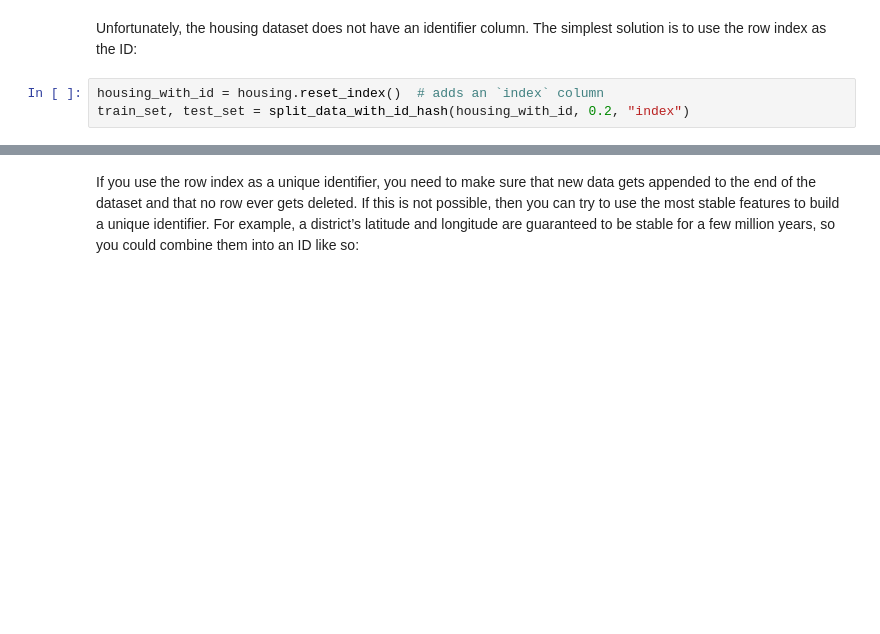
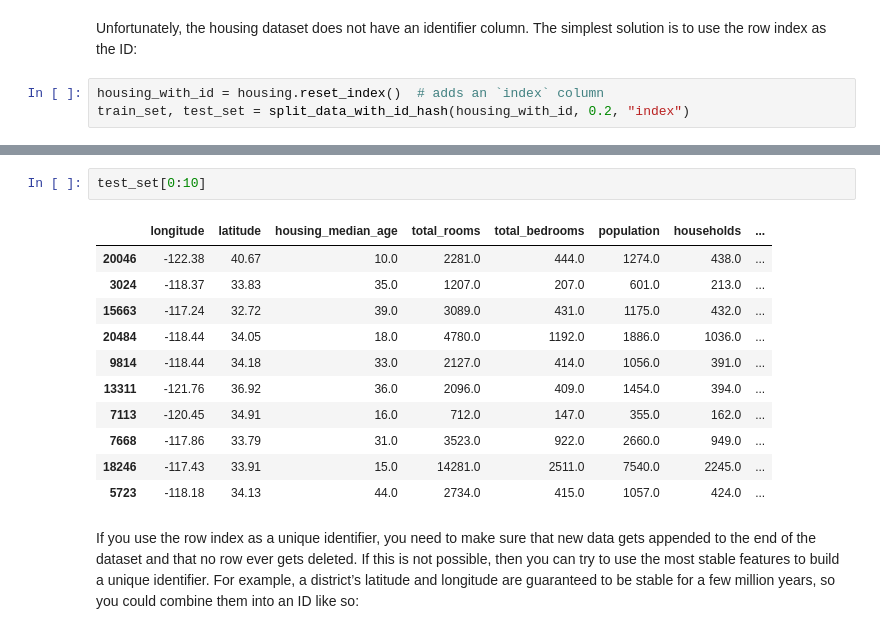
Before and after one commit to MulanSchneeberg/Hands-On-Machine-Learning_3rd, a Jupyter notebook: 02.End to End Machine Learning Project/02.get the data.ipynb, the cells around one changed output, grey strips where cells are left out. Cells and saved outputs as stored; diff of their text form; blank space fills up the shorter version.

```diff
--- a/02.End to End Machine Learning Project/02.get the data.ipynb
+++ b/02.End to End Machine Learning Project/02.get the data.ipynb
@@ -156,3 +185,17 @@ train_set, test_set = split_data_with_id_hash(housing_with_id, 0.2, "index")
+# %%
+test_set[0:10]
+# %% [output]
+|  | longitude | latitude | housing_median_age | total_rooms | total_bedrooms | population | households | ... |
+| 20046 | -122.38 | 40.67 | 10.0 | 2281.0 | 444.0 | 1274.0 | 438.0 | ... |
+| 3024 | -118.37 | 33.83 | 35.0 | 1207.0 | 207.0 | 601.0 | 213.0 | ... |
+| 15663 | -117.24 | 32.72 | 39.0 | 3089.0 | 431.0 | 1175.0 | 432.0 | ... |
+| 20484 | -118.44 | 34.05 | 18.0 | 4780.0 | 1192.0 | 1886.0 | 1036.0 | ... |
+| 9814 | -118.44 | 34.18 | 33.0 | 2127.0 | 414.0 | 1056.0 | 391.0 | ... |
+| 13311 | -121.76 | 36.92 | 36.0 | 2096.0 | 409.0 | 1454.0 | 394.0 | ... |
+| 7113 | -120.45 | 34.91 | 16.0 | 712.0 | 147.0 | 355.0 | 162.0 | ... |
+| 7668 | -117.86 | 33.79 | 31.0 | 3523.0 | 922.0 | 2660.0 | 949.0 | ... |
+| 18246 | -117.43 | 33.91 | 15.0 | 14281.0 | 2511.0 | 7540.0 | 2245.0 | ... |
+| 5723 | -118.18 | 34.13 | 44.0 | 2734.0 | 415.0 | 1057.0 | 424.0 | ... |
 # %% [markdown]
 If you use the row index as a unique identifier, you need to make sure that new data gets appended to the end of the dataset and that no row ever gets deleted. If this is not possible, then you can try to use the most stable features to build a unique identifier. For example, a district’s latitude and longitude are guaranteed to be stable for a few million years, so you could combine them into an ID like so:
 # %%
```
Also changed, not shown: parts of 11 cells of this notebook, 3 other files.
